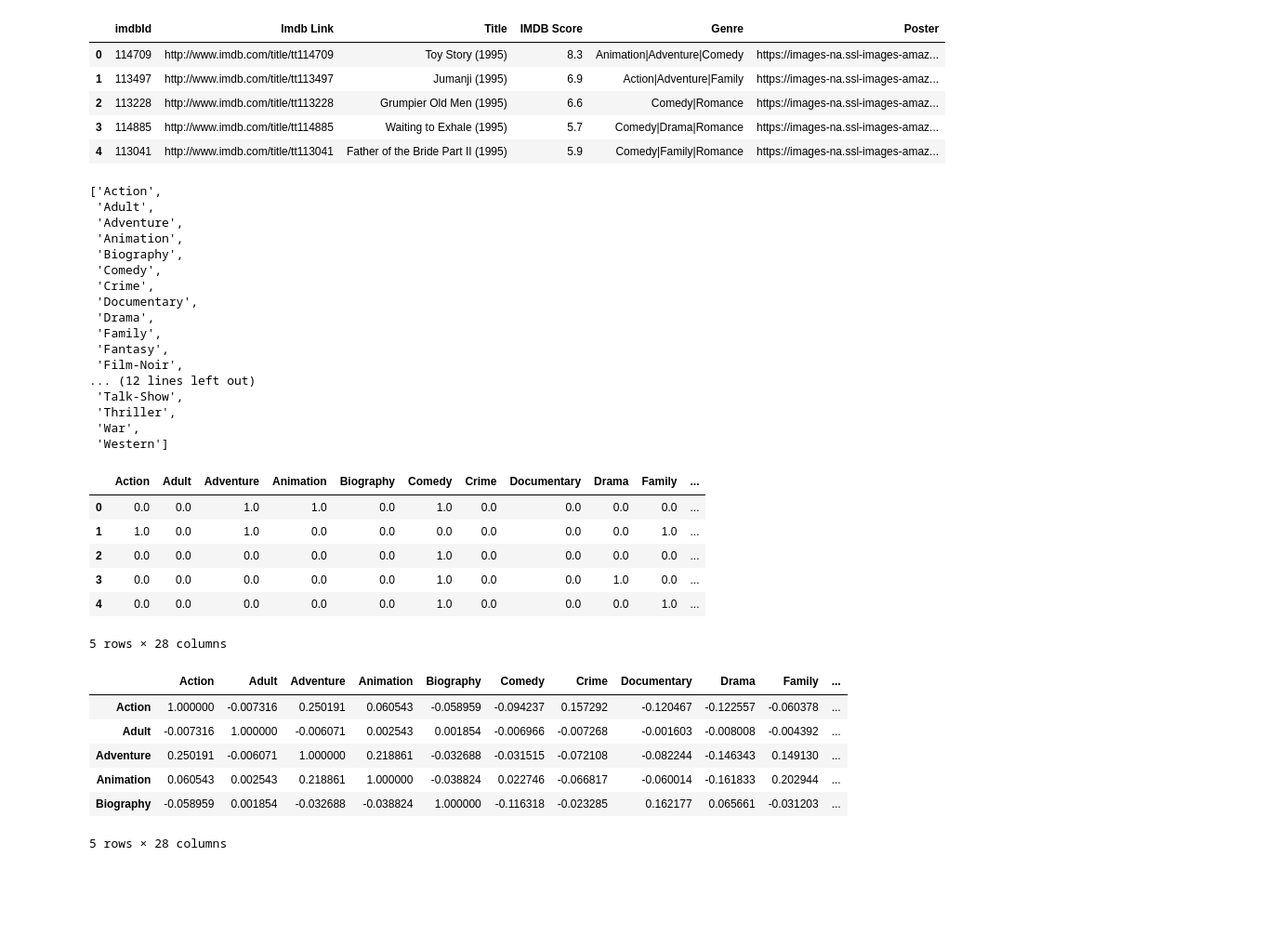
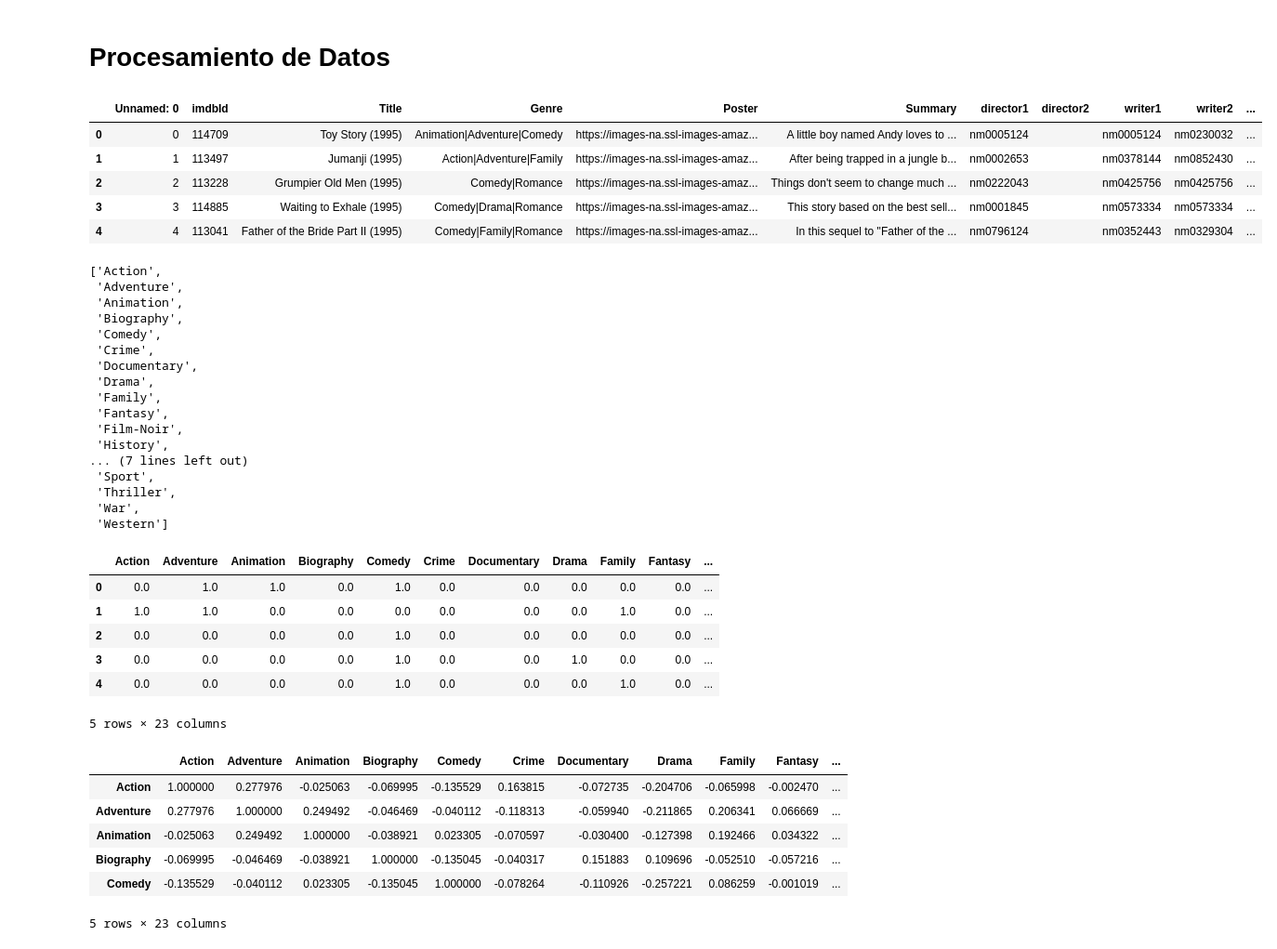
Before and after one commit to renzozuniga/MachineLearningTA, a Jupyter notebook: TA 2017-2.ipynb, the cells around one changed output. Shown at 93% size. Cells and saved outputs as stored; diff of their text form; code cells hidden in the pictures; blank space fills up the shorter version.

```diff
--- a/TA 2017-2.ipynb
+++ b/TA 2017-2.ipynb
@@ -26,15 +216,17 @@ import pandas as pd
+# %% [markdown]
+# Procesamiento de Datos
 # %%
-# Se leen los datos del archivo csv
-data = pd.read_csv("MovieGenre.csv", encoding ="ISO-8859-1",na_values=" NaN")
+# Se leen los datos del archivo csv luego de hacer el WebScrapping
+data = pd.read_csv("Data.csv", encoding ="ISO-8859-1",na_values=" NaN")
 data.fillna('', inplace=True)
 data.head()
 # %% [output]
-|  | imdbId | Imdb Link | Title | IMDB Score | Genre | Poster |
-| 0 | 114709 | http://www.imdb.com/title/tt114709 | Toy Story (1995) | 8.3 | Animation|Adventure|Comedy | https://images-na.ssl-images-amaz... |
-| 1 | 113497 | http://www.imdb.com/title/tt113497 | Jumanji (1995) | 6.9 | Action|Adventure|Family | https://images-na.ssl-images-amaz... |
-| 2 | 113228 | http://www.imdb.com/title/tt113228 | Grumpier Old Men (1995) | 6.6 | Comedy|Romance | https://images-na.ssl-images-amaz... |
-| 3 | 114885 | http://www.imdb.com/title/tt114885 | Waiting to Exhale (1995) | 5.7 | Comedy|Drama|Romance | https://images-na.ssl-images-amaz... |
-| 4 | 113041 | http://www.imdb.com/title/tt113041 | Father of the Bride Part II (1995) | 5.9 | Comedy|Family|Romance | https://images-na.ssl-images-amaz... |
+|  | Unnamed: 0 | imdbId | Title | Genre | Poster | Summary | director1 | director2 | writer1 | writer2 | ... |
+| 0 | 0 | 114709 | Toy Story (1995) | Animation|Adventure|Comedy | https://images-na.ssl-images-amaz... | A little boy named Andy loves to ... | nm0005124 |  | nm0005124 | nm0230032 | ... |
+| 1 | 1 | 113497 | Jumanji (1995) | Action|Adventure|Family | https://images-na.ssl-images-amaz... | After being trapped in a jungle b... | nm0002653 |  | nm0378144 | nm0852430 | ... |
+| 2 | 2 | 113228 | Grumpier Old Men (1995) | Comedy|Romance | https://images-na.ssl-images-amaz... | Things don't seem to change much ... | nm0222043 |  | nm0425756 | nm0425756 | ... |
+| 3 | 3 | 114885 | Waiting to Exhale (1995) | Comedy|Drama|Romance | https://images-na.ssl-images-amaz... | This story based on the best sell... | nm0001845 |  | nm0573334 | nm0573334 | ... |
+| 4 | 4 | 113041 | Father of the Bride Part II (1995) | Comedy|Family|Romance | https://images-na.ssl-images-amaz... | In this sequel to "Father of the ... | nm0796124 |  | nm0352443 | nm0329304 | ... |
 # %%
 genre={}
 genre_dict=[]
@@ -49,7 +241,6 @@ genre_dict = sorted(genre_dict)
 genre_dict
 # %% [output]
 ['Action',
- 'Adult',
  'Adventure',
  'Animation',
  'Biography',
@@ -60,14 +251,13 @@ genre_dict
  'Family',
  'Fantasy',
  'Film-Noir',
-... (12 lines left out)
- 'Talk-Show',
+ 'History',
+... (7 lines left out)
+ 'Sport',
  'Thriller',
  'War',
  'Western']
 # %%
-from pandas import DataFrame
-
 movie_dict=[]
 frame = np.zeros((len(data),len(genre_dict)))
 for x in range(len(data)):
@@ -78,23 +268,23 @@ df = DataFrame(frame, index=data.index, columns=genre_dict)
 df.astype(int)
 df.head()
 # %% [output]
-|  | Action | Adult | Adventure | Animation | Biography | Comedy | Crime | Documentary | Drama | Family | ... |
-| 0 | 0.0 | 0.0 | 1.0 | 1.0 | 0.0 | 1.0 | 0.0 | 0.0 | 0.0 | 0.0 | ... |
-| 1 | 1.0 | 0.0 | 1.0 | 0.0 | 0.0 | 0.0 | 0.0 | 0.0 | 0.0 | 1.0 | ... |
-| 2 | 0.0 | 0.0 | 0.0 | 0.0 | 0.0 | 1.0 | 0.0 | 0.0 | 0.0 | 0.0 | ... |
-| 3 | 0.0 | 0.0 | 0.0 | 0.0 | 0.0 | 1.0 | 0.0 | 0.0 | 1.0 | 0.0 | ... |
-| 4 | 0.0 | 0.0 | 0.0 | 0.0 | 0.0 | 1.0 | 0.0 | 0.0 | 0.0 | 1.0 | ... |
+|  | Action | Adventure | Animation | Biography | Comedy | Crime | Documentary | Drama | Family | Fantasy | ... |
+| 0 | 0.0 | 1.0 | 1.0 | 0.0 | 1.0 | 0.0 | 0.0 | 0.0 | 0.0 | 0.0 | ... |
+| 1 | 1.0 | 1.0 | 0.0 | 0.0 | 0.0 | 0.0 | 0.0 | 0.0 | 1.0 | 0.0 | ... |
+| 2 | 0.0 | 0.0 | 0.0 | 0.0 | 1.0 | 0.0 | 0.0 | 0.0 | 0.0 | 0.0 | ... |
+| 3 | 0.0 | 0.0 | 0.0 | 0.0 | 1.0 | 0.0 | 0.0 | 1.0 | 0.0 | 0.0 | ... |
+| 4 | 0.0 | 0.0 | 0.0 | 0.0 | 1.0 | 0.0 | 0.0 | 0.0 | 1.0 | 0.0 | ... |
-5 rows × 28 columns
+5 rows × 23 columns
 # %%
 genres = df
 corrmat = genres.corr()
 corrmat.head()
 # %% [output]
-|  | Action | Adult | Adventure | Animation | Biography | Comedy | Crime | Documentary | Drama | Family | ... |
-| Action | 1.000000 | -0.007316 | 0.250191 | 0.060543 | -0.058959 | -0.094237 | 0.157292 | -0.120467 | -0.122557 | -0.060378 | ... |
-| Adult | -0.007316 | 1.000000 | -0.006071 | 0.002543 | 0.001854 | -0.006966 | -0.007268 | -0.001603 | -0.008008 | -0.004392 | ... |
-| Adventure | 0.250191 | -0.006071 | 1.000000 | 0.218861 | -0.032688 | -0.031515 | -0.072108 | -0.082244 | -0.146343 | 0.149130 | ... |
-| Animation | 0.060543 | 0.002543 | 0.218861 | 1.000000 | -0.038824 | 0.022746 | -0.066817 | -0.060014 | -0.161833 | 0.202944 | ... |
-| Biography | -0.058959 | 0.001854 | -0.032688 | -0.038824 | 1.000000 | -0.116318 | -0.023285 | 0.162177 | 0.065661 | -0.031203 | ... |
+|  | Action | Adventure | Animation | Biography | Comedy | Crime | Documentary | Drama | Family | Fantasy | ... |
+| Action | 1.000000 | 0.277976 | -0.025063 | -0.069995 | -0.135529 | 0.163815 | -0.072735 | -0.204706 | -0.065998 | -0.002470 | ... |
+| Adventure | 0.277976 | 1.000000 | 0.249492 | -0.046469 | -0.040112 | -0.118313 | -0.059940 | -0.211865 | 0.206341 | 0.066669 | ... |
+| Animation | -0.025063 | 0.249492 | 1.000000 | -0.038921 | 0.023305 | -0.070597 | -0.030400 | -0.127398 | 0.192466 | 0.034322 | ... |
+| Biography | -0.069995 | -0.046469 | -0.038921 | 1.000000 | -0.135045 | -0.040317 | 0.151883 | 0.109696 | -0.052510 | -0.057216 | ... |
+| Comedy | -0.135529 | -0.040112 | 0.023305 | -0.135045 | 1.000000 | -0.078264 | -0.110926 | -0.257221 | 0.086259 | -0.001019 | ... |
-5 rows × 28 columns
+5 rows × 23 columns
 # %%
```
Also changed, not shown: parts of 49 cells of this notebook, 3 other files.
